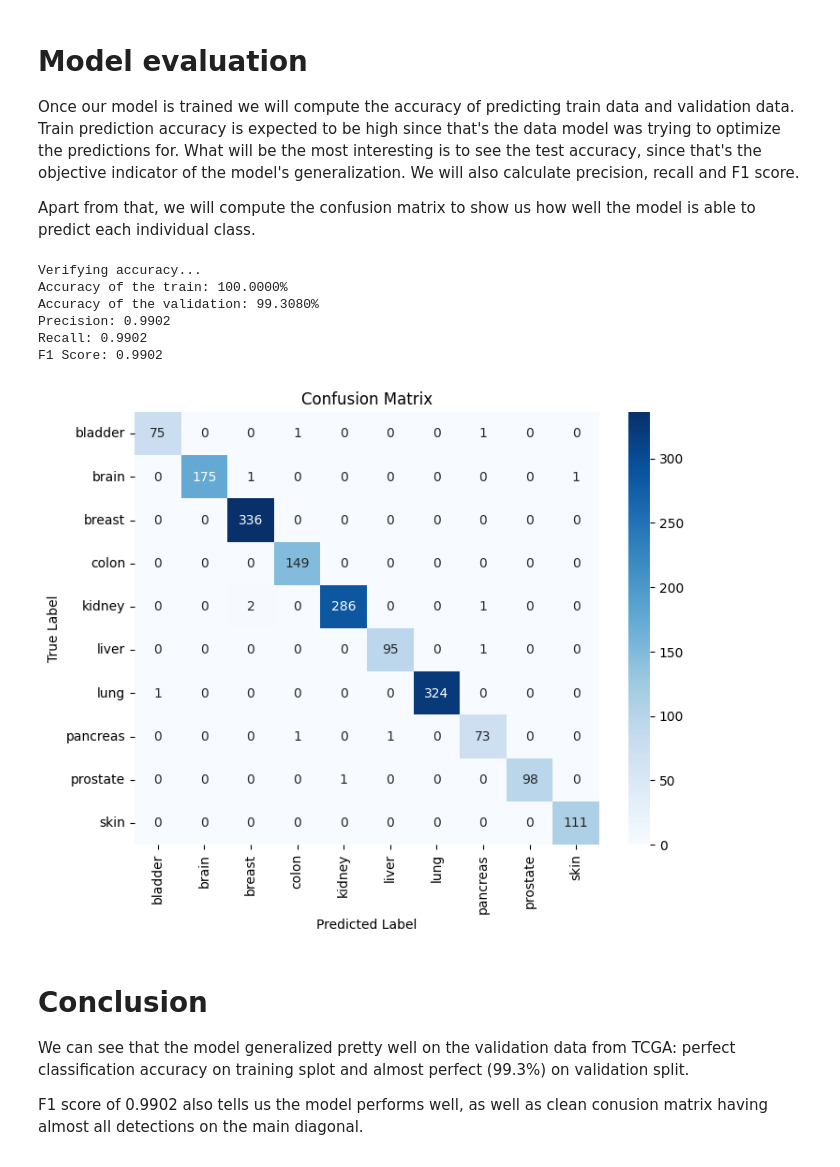
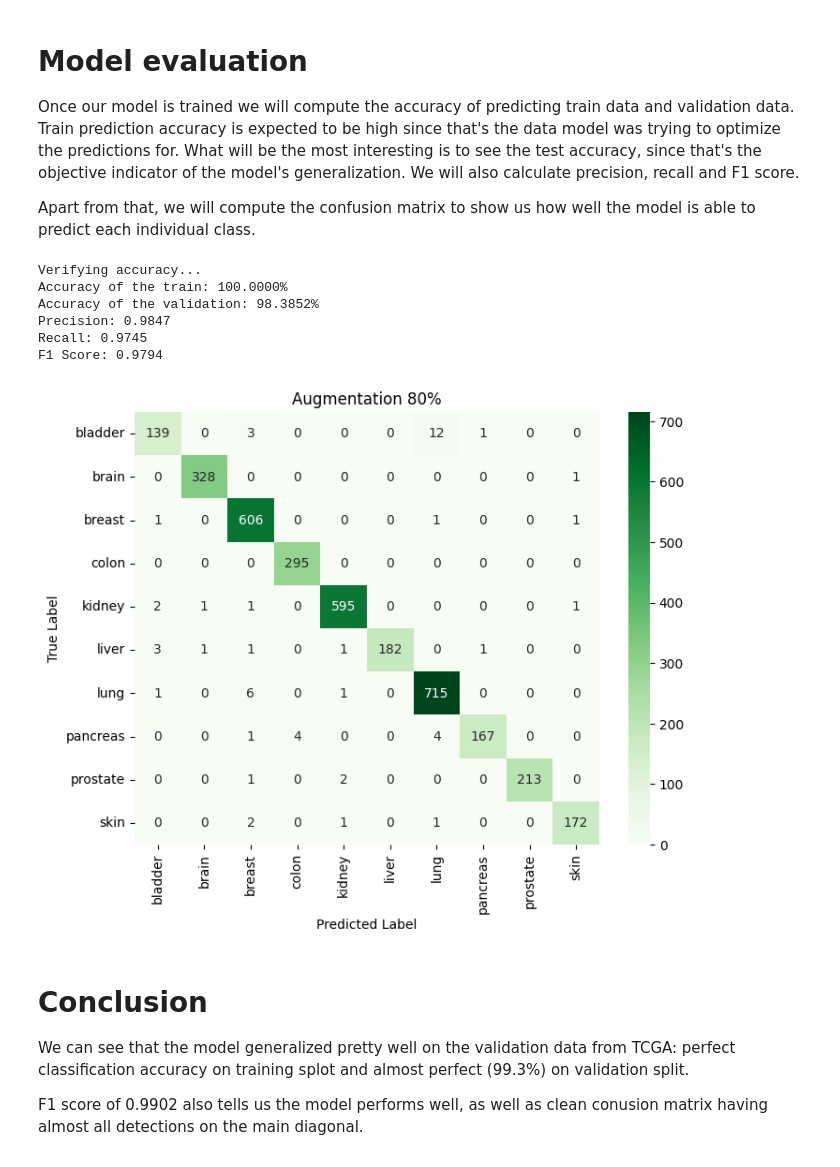
Before and after one commit to rubidi02/RNA-seq-cancer-classification, a Jupyter notebook: 2_train_xgboost_tcga.ipynb, the cells around one changed output. Drawn from its saved outputs; the diff is of its cells as text; code cells hidden in the pictures.

```diff
--- a/2_train_xgboost_tcga.ipynb
+++ b/2_train_xgboost_tcga.ipynb
@@ -13,7 +13,7 @@ from sklearn.metrics import precision_score, recall_score, f1_score
 
 # percentage of the dataset copy to drop out by setting it to zero
 # also determines some of the file names, primarily model to use
-AUGMENTATION = 0
+AUGMENTATION = 80
 
 # Specify the path to the parent directory containing the folders to iterate through
 parent_dir = "../data/data-tcga/samples"
@@ -163,39 +163,39 @@ accuracy = accuracy_score(pred_train, all_labels_encoded_train)
 print("Accuracy of the train: %.4f%%" % (accuracy * 100.0))
 
 # predict the output of the validation dataset
 pred_validation = model_train.predict(all_data_validation)
 accuracy = accuracy_score(pred_validation, all_labels_encoded_validation)
 print("Accuracy of the validation: %.4f%%" % (accuracy * 100.0))
 
 # Calculate precision, recall and F1 score
 precision = precision_score(all_labels_encoded_validation, pred_validation, average='macro')
 recall = recall_score(all_labels_encoded_validation, pred_validation, average='macro')
 f1 = f1_score(all_labels_encoded_validation, pred_validation, average='macro')
 
 # Print the results
 print("Precision: {:.4f}".format(precision))
 print("Recall: {:.4f}".format(recall))
 print("F1 Score: {:.4f}".format(f1))
 
 # calculate the confusion matrix
 confusion = sklearn.metrics.confusion_matrix(all_labels_encoded_validation, pred_validation)
 
 # plot the confusion matrix
 plt.figure(figsize=(8, 6))
 sns.heatmap(confusion, annot=True, fmt="d", cmap="Greens",
             xticklabels=label_encoder.classes_, yticklabels=label_encoder.classes_)
-plt.title("Confusion Matrix")
+plt.title(f"Augmentation {AUGMENTATION}%")
 plt.xlabel("Predicted Label")
 plt.ylabel("True Label")
 plt.show()
 # %% [output]
 Verifying accuracy...
 Accuracy of the train: 100.0000%
-Accuracy of the validation: 99.3080%
-Precision: 0.9902
-Recall: 0.9902
-F1 Score: 0.9902
+Accuracy of the validation: 98.3852%
+Precision: 0.9847
+Recall: 0.9745
+F1 Score: 0.9794
-[figure, old version]
+[figure, new version]
 # %% [markdown]
 # Conclusion
 
```
Also changed, not shown: parts of 1 cell of this notebook, 2 other files.
